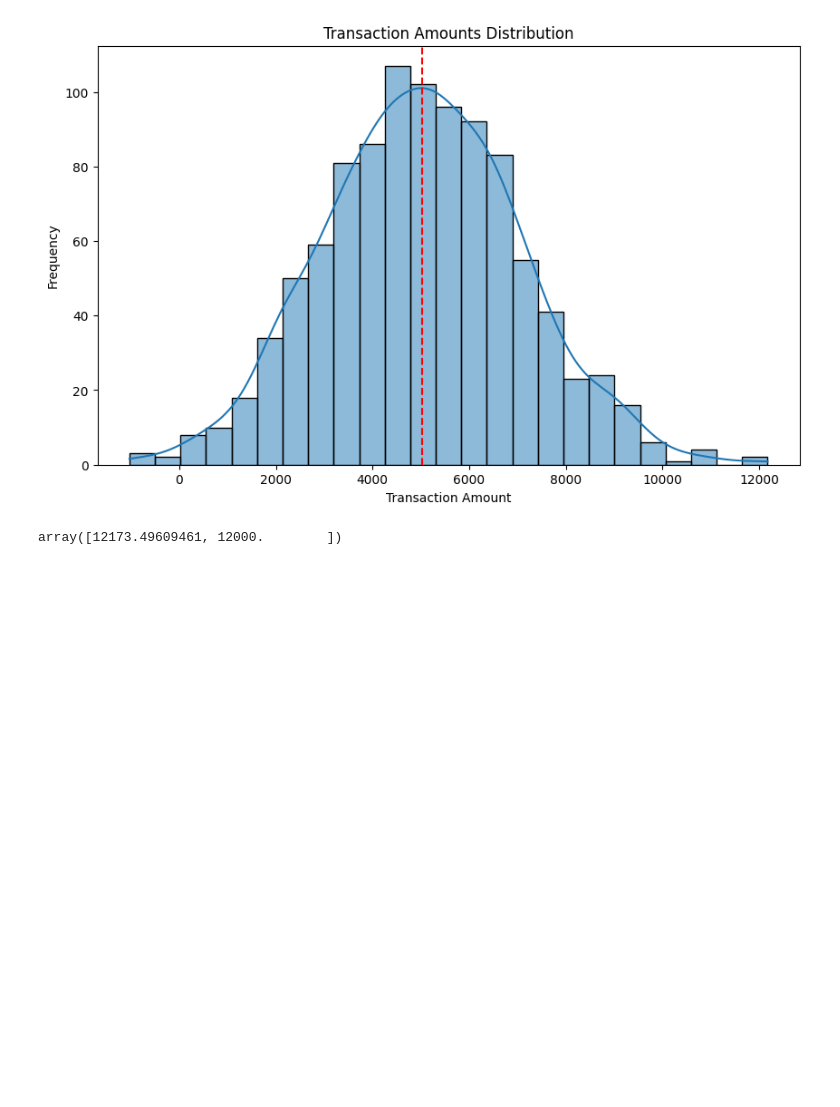
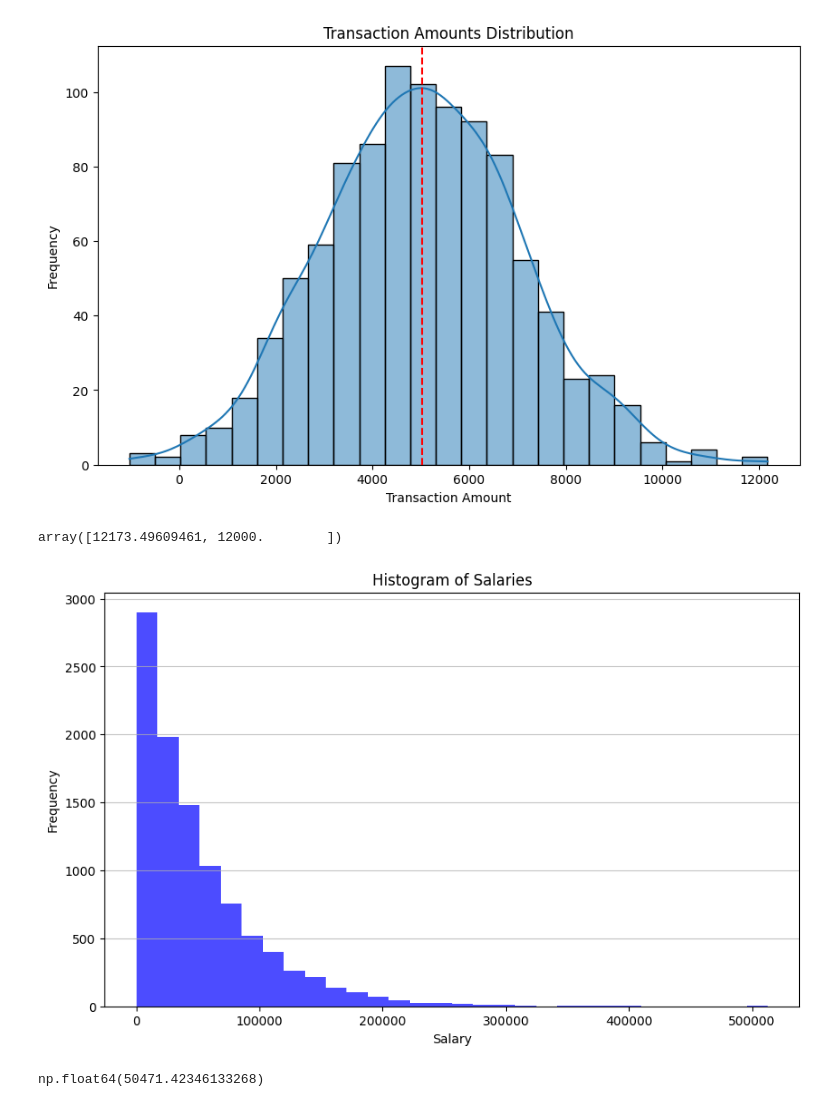
Before and after one commit to rahul8879/harika_ai, a Jupyter notebook: math/02_stats.ipynb, the cells around one changed output. Cells and saved outputs as stored; diff of their text form; code cells hidden in the pictures; blank space fills up the shorter version.

```diff
--- a/math/02_stats.ipynb
+++ b/math/02_stats.ipynb
@@ -47,3 +47,22 @@ array([12173.49609461, 12000.        ])
 # - Approximately 68% of the data falls within one standard deviation of the mean.
 # - Approximately 95% falls within two standard deviations.
 # - Approximately 99.7% falls within three standard deviations.
+# %%
+# sampling distribution
+import numpy as np
+import matplotlib.pyplot as plt
+salary = np.random.exponential(scale=50000, size=10000)
+plt.figure(figsize=(10, 6))
+plt.hist(salary, bins=30, alpha=0.7, color='blue')
+plt.title('Histogram of Salaries')
+plt.xlabel('Salary')
+plt.ylabel('Frequency')
+plt.grid(axis='y', alpha=0.75)
+plt.show()
+# %% [output]
+[figure, added]
+# %%
+population_mean = np.mean(salary)
+population_mean
+# %% [output]
+np.float64(50471.42346133268)
```
Also changed, not shown: parts of 5 cells of this notebook, 2 other files.
